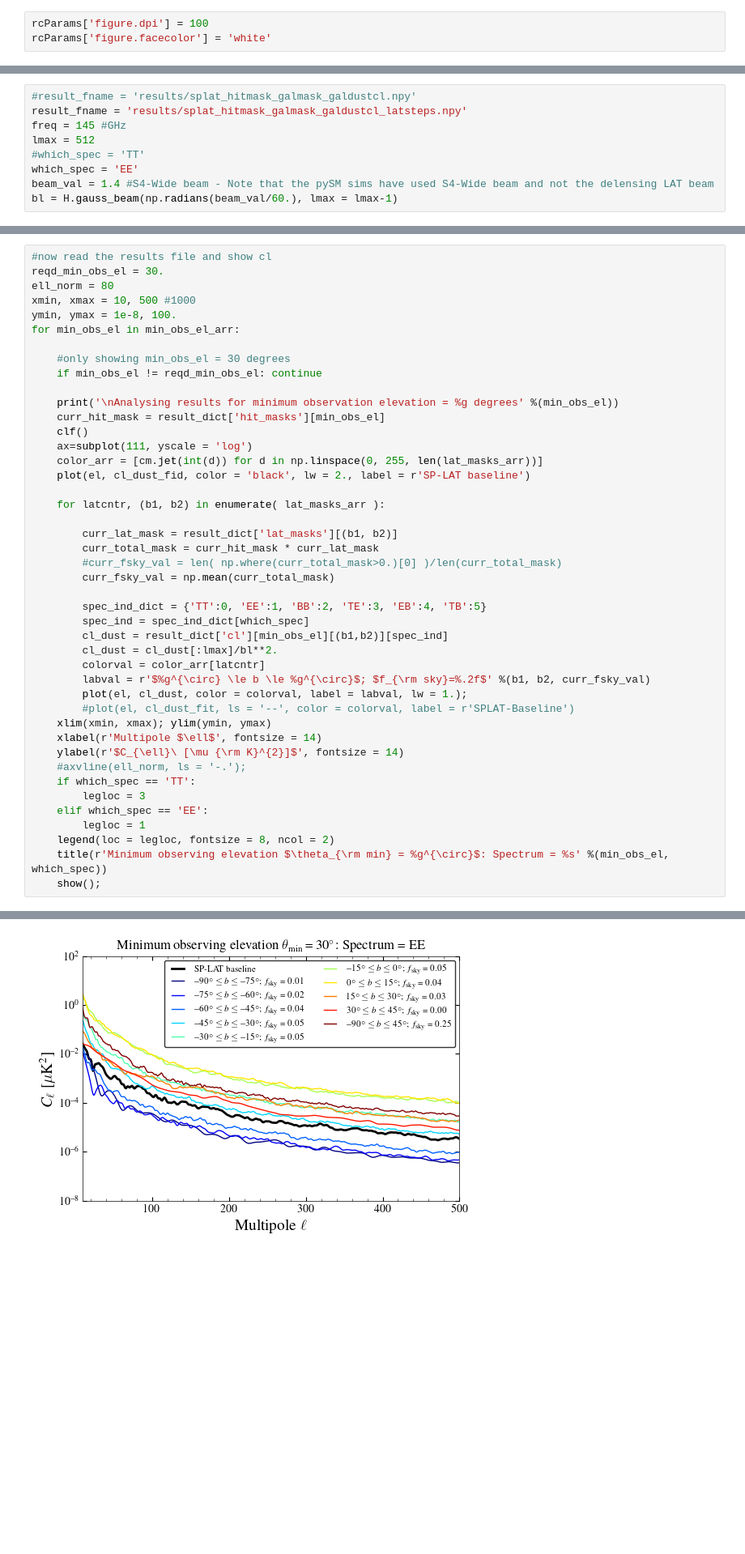
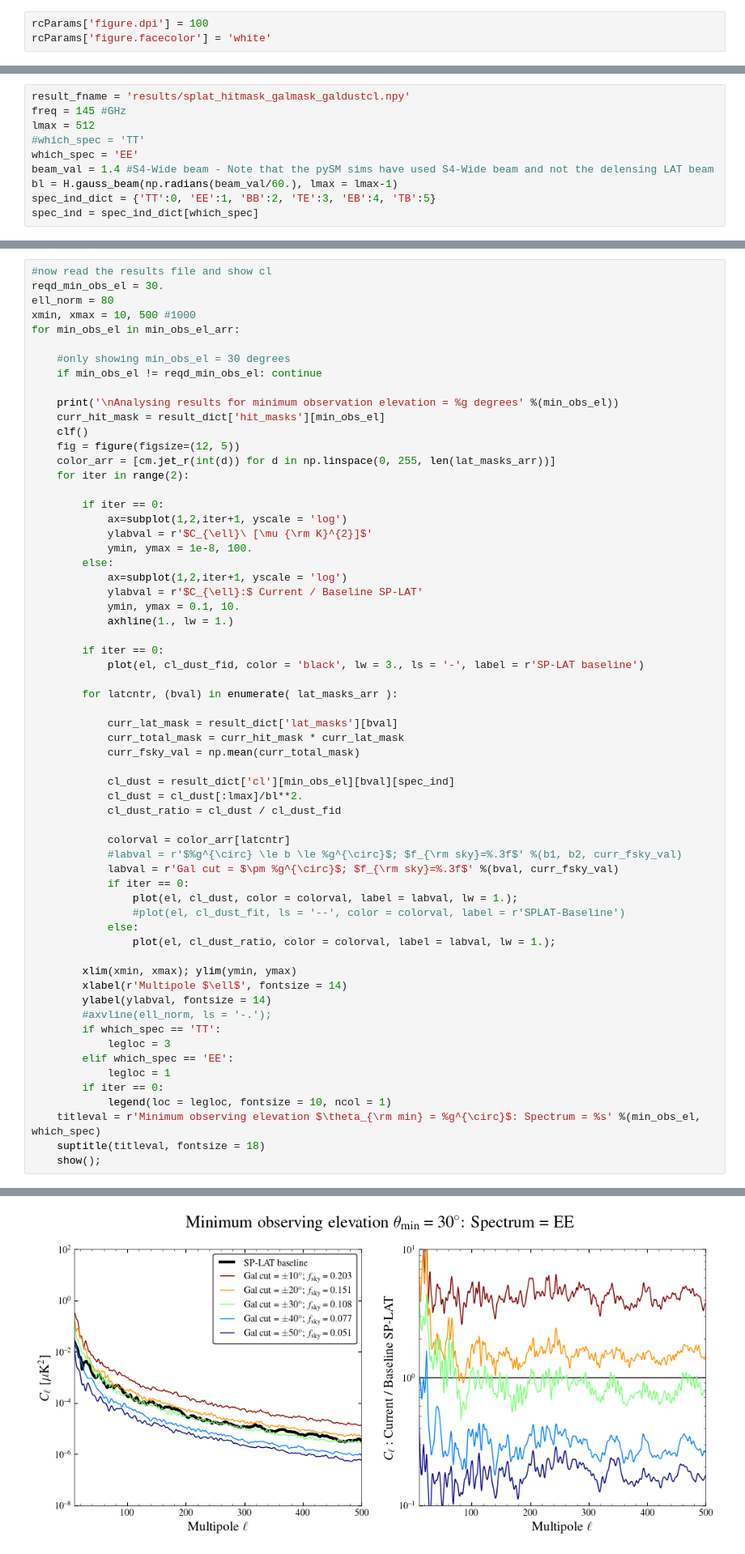
Before and after one commit to sriniraghunathan/cmbs4_minobsel_galcuts, a Jupyter notebook: analyse_results.ipynb, the cells around one changed output, grey strips where cells are left out. Shown: that part at 81% size. Saved outputs shown, nothing was run; the diff lists cells and outputs as text; blank space fills up the shorter version.

```diff
--- a/analyse_results.ipynb
+++ b/analyse_results.ipynb
@@ -24,14 +24,15 @@ warnings.filterwarnings('ignore', category=DeprecationWarning)
 warnings.filterwarnings('ignore', category=matplotlib.cbook.mplDeprecation)
 #warnings.filterwarnings('ignore', category=OptimizeWarning)
 # %%
-#result_fname = 'results/splat_hitmask_galmask_galdustcl.npy'
-result_fname = 'results/splat_hitmask_galmask_galdustcl_latsteps.npy'
+result_fname = 'results/splat_hitmask_galmask_galdustcl.npy'
 freq = 145 #GHz
 lmax = 512
 #which_spec = 'TT'
 which_spec = 'EE'
 beam_val = 1.4 #S4-Wide beam - Note that the pySM sims have used S4-Wide beam and not the delensing LAT beam
 bl = H.gauss_beam(np.radians(beam_val/60.), lmax = lmax-1)
+spec_ind_dict = {'TT':0, 'EE':1, 'BB':2, 'TE':3, 'EB':4, 'TB':5}
+spec_ind = spec_ind_dict[which_spec]
 # %%
 #read results file
 result_dict = np.load(result_fname, allow_pickle=True).item()
@@ -62,7 +63,6 @@ cl_dust_fid = cl_dust_fid/bl**2.
 reqd_min_obs_el = 30.
 ell_norm = 80
 xmin, xmax = 10, 500 #1000
-ymin, ymax = 1e-8, 100.
 for min_obs_el in min_obs_el_arr:
 
     #only showing min_obs_el = 30 degrees
@@ -71,35 +71,54 @@ for min_obs_el in min_obs_el_arr:
     print('\nAnalysing results for minimum observation elevation = %g degrees' %(min_obs_el))
     curr_hit_mask = result_dict['hit_masks'][min_obs_el]
     clf()
-    ax=subplot(111, yscale = 'log')
-    color_arr = [cm.jet(int(d)) for d in np.linspace(0, 255, len(lat_masks_arr))]
-    plot(el, cl_dust_fid, color = 'black', lw = 2., label = r'SP-LAT baseline')
+    fig = figure(figsize=(12, 5))
+    color_arr = [cm.jet_r(int(d)) for d in np.linspace(0, 255, len(lat_masks_arr))]
+    for iter in range(2):
 
-    for latcntr, (b1, b2) in enumerate( lat_masks_arr ):
+        if iter == 0:
+            ax=subplot(1,2,iter+1, yscale = 'log')
+            ylabval = r'$C_{\ell}\ [\mu {\rm K}^{2}]$'
+            ymin, ymax = 1e-8, 100.
+        else:
+            ax=subplot(1,2,iter+1, yscale = 'log')
+            ylabval = r'$C_{\ell}:$ Current / Baseline SP-LAT'
+            ymin, ymax = 0.1, 10.
+            axhline(1., lw = 1.)
 
-        curr_lat_mask = result_dict['lat_masks'][(b1, b2)]
-        curr_total_mask = curr_hit_mask * curr_lat_mask
-        #curr_fsky_val = len( np.where(curr_total_mask>0.)[0] )/len(curr_total_mask)
-        curr_fsky_val = np.mean(curr_total_mask)
+        if iter == 0:
+            plot(el, cl_dust_fid, color = 'black', lw = 3., ls = '-', label = r'SP-LAT baseline')
 
-        spec_ind_dict = {'TT':0, 'EE':1, 'BB':2, 'TE':3, 'EB':4, 'TB':5}
-        spec_ind = spec_ind_dict[which_spec]
-        cl_dust = result_dict['cl'][min_obs_el][(b1,b2)][spec_ind]
-        cl_dust = cl_dust[:lmax]/bl**2.
-        colorval = color_arr[latcntr]
-        labval = r'$%g^{\circ} \le b \le %g^{\circ}$; $f_{\rm sky}=%.2f$' %(b1, b2, curr_fsky_val)
-        plot(el, cl_dust, color = colorval, label = labval, lw = 1.);
-        #plot(el, cl_dust_fit, ls = '--', color = colorval, label = r'SPLAT-Baseline')
-    xlim(xmin, xmax); ylim(ymin, ymax)
-    xlabel(r'Multipole $\ell$', fontsize = 14)
-    ylabel(r'$C_{\ell}\ [\mu {\rm K}^{2}]$', fontsize = 14)
-    #axvline(ell_norm, ls = '-.');
-    if which_spec == 'TT':
-        legloc = 3
-    elif which_spec == 'EE':
-        legloc = 1
-    legend(loc = legloc, fontsize = 8, ncol = 2)
-    title(r'Minimum observing elevation $\theta_{\rm min} = %g^{\circ}$: Spectrum = %s' %(min_obs_el, which_spec))
+        for latcntr, (bval) in enumerate( lat_masks_arr ):
+
+            curr_lat_mask = result_dict['lat_masks'][bval]
+            curr_total_mask = curr_hit_mask * curr_lat_mask
+            curr_fsky_val = np.mean(curr_total_mask)
+
+            cl_dust = result_dict['cl'][min_obs_el][bval][spec_ind]
+            cl_dust = cl_dust[:lmax]/bl**2.
+            cl_dust_ratio = cl_dust / cl_dust_fid
+
+            colorval = color_arr[latcntr]
+            #labval = r'$%g^{\circ} \le b \le %g^{\circ}$; $f_{\rm sky}=%.3f$' %(b1, b2, curr_fsky_val)
+            labval = r'Gal cut = $\pm %g^{\circ}$; $f_{\rm sky}=%.3f$' %(bval, curr_fsky_val)
+            if iter == 0:
+                plot(el, cl_dust, color = colorval, label = labval, lw = 1.);
+                #plot(el, cl_dust_fit, ls = '--', color = colorval, label = r'SPLAT-Baseline')
+            else:
+                plot(el, cl_dust_ratio, color = colorval, label = labval, lw = 1.);
+
+        xlim(xmin, xmax); ylim(ymin, ymax)
+        xlabel(r'Multipole $\ell$', fontsize = 14)
+        ylabel(ylabval, fontsize = 14)
+        #axvline(ell_norm, ls = '-.');
+        if which_spec == 'TT':
+            legloc = 3
+        elif which_spec == 'EE':
+            legloc = 1
+        if iter == 0:
+            legend(loc = legloc, fontsize = 10, ncol = 1)
+    titleval = r'Minimum observing elevation $\theta_{\rm min} = %g^{\circ}$: Spectrum = %s' %(min_obs_el, which_spec)
+    suptitle(titleval, fontsize = 18)
     show();
 # %% [output]
 Analysing results for minimum observation elevation = 30 degrees
@@ -106 +126 @@ Analysing results for minimum observation elevation = 30 degrees
-[figure, old version]
+[figure, new version]
```
Also changed, not shown: parts of 9 cells of this notebook, 1 other file.
